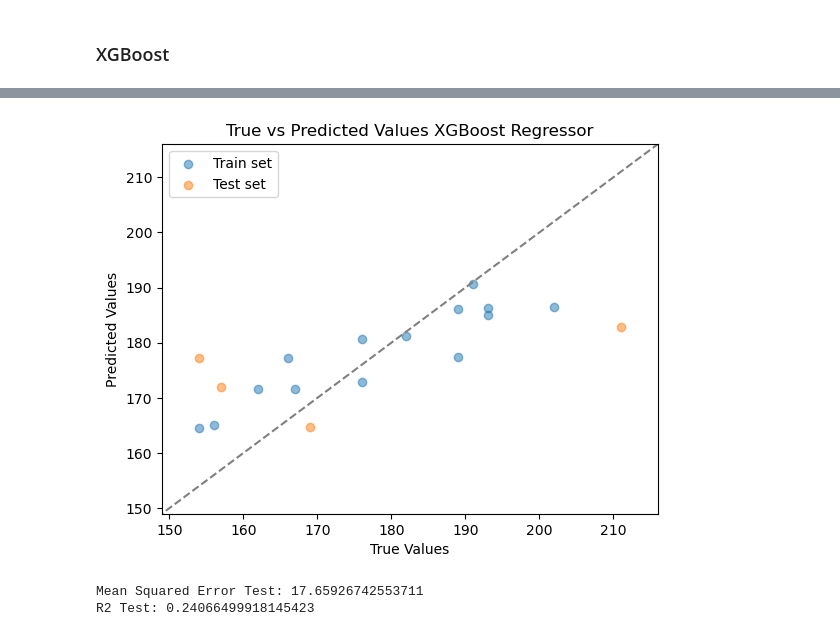
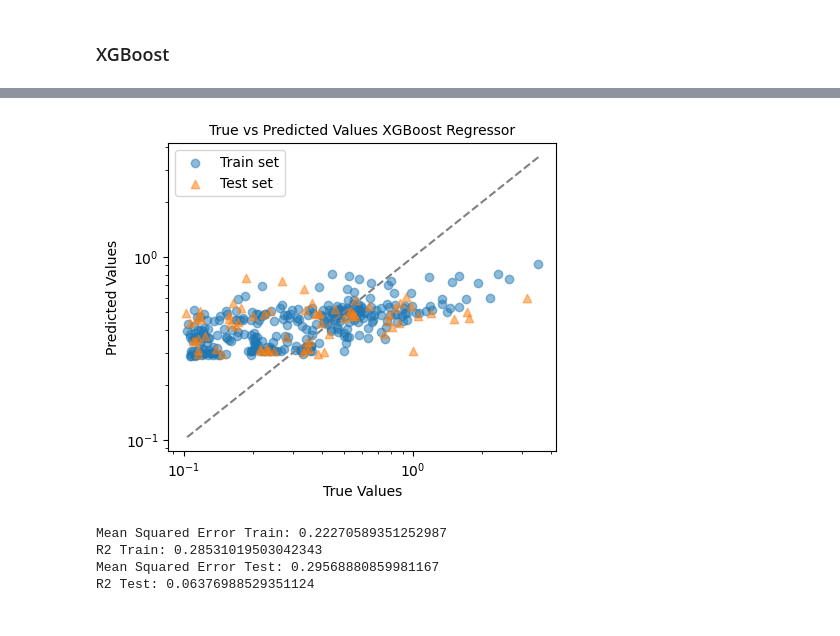
Before and after one commit to krisvals/FYS4155_Projects, a Jupyter notebook: Project3/Regression.ipynb, the cells around one changed output, grey strips where cells are left out. Saved outputs shown, nothing was run; the diff lists cells and outputs as text; code cells hidden in the pictures.

```diff
--- a/Project3/Regression.ipynb
+++ b/Project3/Regression.ipynb
@@ -61,17 +84,22 @@ plt.show()
 # %%
 # Plotting the results
 def plot_true_vs_predicted(y_true, y_pred, set_name, label):
-    plt.scatter(y_true, y_pred, alpha=0.5, label=f'{label} set')
-    plt.title('True vs Predicted Values ' + f'{set_name}')
+    if str(label) == 'Train':
+        plt.scatter(y_true, y_pred, alpha=0.5, label=f'{label} set')
+    else:
+        plt.scatter(y_true, y_pred, alpha=0.5, label=f'{label} set', marker = '^')
+    plt.title('True vs Predicted Values ' + f'{set_name}', fontsize = 10)
     plt.xlabel('True Values')
     plt.ylabel('Predicted Values')
+    plt.xscale('log')
+    plt.yscale('log')
 
     # Plot a diagonal line where y_pred equals y_true
     line = np.linspace(min(min(y_true), min(y_pred)), max(max(y_true), max(y_pred)), 100)
     if str(label) == 'Train':
         plt.plot(line, line, color='grey', linestyle='--')
-    plt.xlim(min(min(y_true)-5, min(y_pred)-5), max(max(y_true)+5, max(y_pred)+5))
-    plt.ylim(min(min(y_true)-5, min(y_pred)-5), max(max(y_true)+5, max(y_pred)+5))
+    #plt.xlim(min(min(y_true)-0.1, min(y_pred)-0.1), max(max(y_true)+0.1, max(y_pred)+0.1))
+    #plt.ylim(min(min(y_true)-0.1, min(y_pred)-0.1), max(max(y_true)+0.1, max(y_pred)+0.1))
     plt.legend()
 # %% [markdown]
 ## Random Forest Regressor
@@ -187,35 +249,60 @@ R2 Test: 0.7501033667997797
 # %% [markdown]
 ### XGBoost
 # %%
-import xgboost as xgb
 def XGB(n_estimators, learning_rate):
-
-    model =  xgb.XGBRegressor(objective ='reg:squarederror', colsample_bytree = 0.3, alpha = 10)
+    model =  xgb.XGBRegressor(objective ='reg:squarederror', colsample_bytree = 0.3, tree_method="hist",
+    eval_metric=mean_absolute_error, random_state = 1)
+    '''
+    XGBoost regressor.
+    '''
 
     # Grid-search
     search_space = {
-        "n_estimators": n_estimators,
-        "learning_rate": learning_rate,
-        "max_depth": [3, 4, 5]
-    }
+        'n_estimators': [100],
+        'learning_rate': [0.01],
+        'max_depth': [3],
+        'min_child_weight': [5],
+        'subsample': [0.8, 1.0],
+        'colsample_bytree': [0.8, 1.0],
+        'gamma': [0],
+        'reg_alpha': [0, 0.1, 0.2],
+        'reg_lambda': [0, 0.1, 0.2],
+        }
 
-    GS = GridSearchCV(estimator=model,param_grid=search_space,scoring=["r2","neg_root_mean_squared_error"],
+    GridSearch = True
+    if GridSearch == True:
+        GS = GridSearchCV(estimator=model, param_grid=search_space, scoring=["r2", "neg_root_mean_squared_error"],
                       refit="r2",cv=5,verbose=4)
-    GS.fit(X_train,y_train)
-    best_model = GS.best_estimator_
+        GS.fit(X_train,y_train)
+        best_model = GS.best_estimator_
+    else:
+        RS = RandomizedSearchCV(estimator=model, param_distributions=search_space, n_iter=100,
+                        scoring=["r2", "neg_root_mean_squared_error"], refit="r2", cv=5, verbose=4)
+        RS.fit(X_train,y_train)
+        best_model = RS.best_estimator_
+
+    print(best_model) #See which model was best
     y_pred_train = best_model.predict(X_train)
     y_pred_test = best_model.predict(X_test)
 
     # Plotting the results
+    fig = plt.figure(figsize=(5,4))
     plot_true_vs_predicted(y_train, y_pred_train, "XGBoost Regressor", label="Train")
     plot_true_vs_predicted(y_test, y_pred_test, "XGBoost Regressor", label="Test")
+    plt.savefig('XGBoost.pdf', format='pdf', bbox_inches="tight")
     plt.show()
 
     # Evaluate the model
-    mse = mean_absolute_error(y_test, y_pred_test)
-    r2 = r2_score(y_test, y_pred_test)
-    print(f'Mean Squared Error Test: {mse}')
-    print(f'R2 Test: {r2}')
+    mse_train = mean_absolute_error(y_train, y_pred_train)
+    r2_train = r2_score(y_train, y_pred_train)
+    print(f'Mean Squared Error Train: {mse_train}')
+    print(f'R2 Train: {r2_train}')
 
-XGB([250,300], [0.4,0.5])
+    mse_test = mean_absolute_error(y_test, y_pred_test)
+    r2_test = r2_score(y_test, y_pred_test)
+    print(f'Mean Squared Error Test: {mse_test}')
+    print(f'R2 Test: {r2_test}')
+
+
+XGB([150], [0.01])
 # %% [output]
@@ -239,3 +326,5 @@ Fitting 5 folds for each of 12 candidates, totalling 60 fits
-[figure, old version]
+[figure, new version]
-Mean Squared Error Test: 17.65926742553711
-R2 Test: 0.24066499918145423
+Mean Squared Error Train: 0.22270589351252987
+R2 Train: 0.28531019503042343
+Mean Squared Error Test: 0.29568880859981167
+R2 Test: 0.06376988529351124
```
Also changed, not shown: parts of 6 cells of this notebook.
